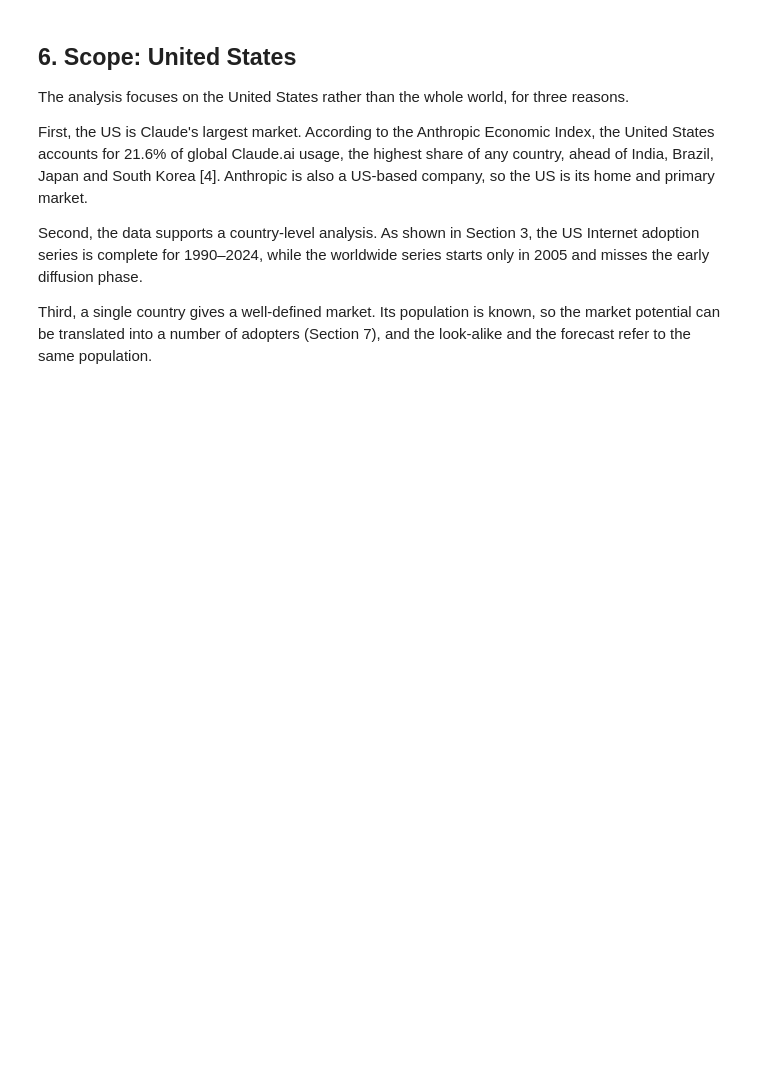
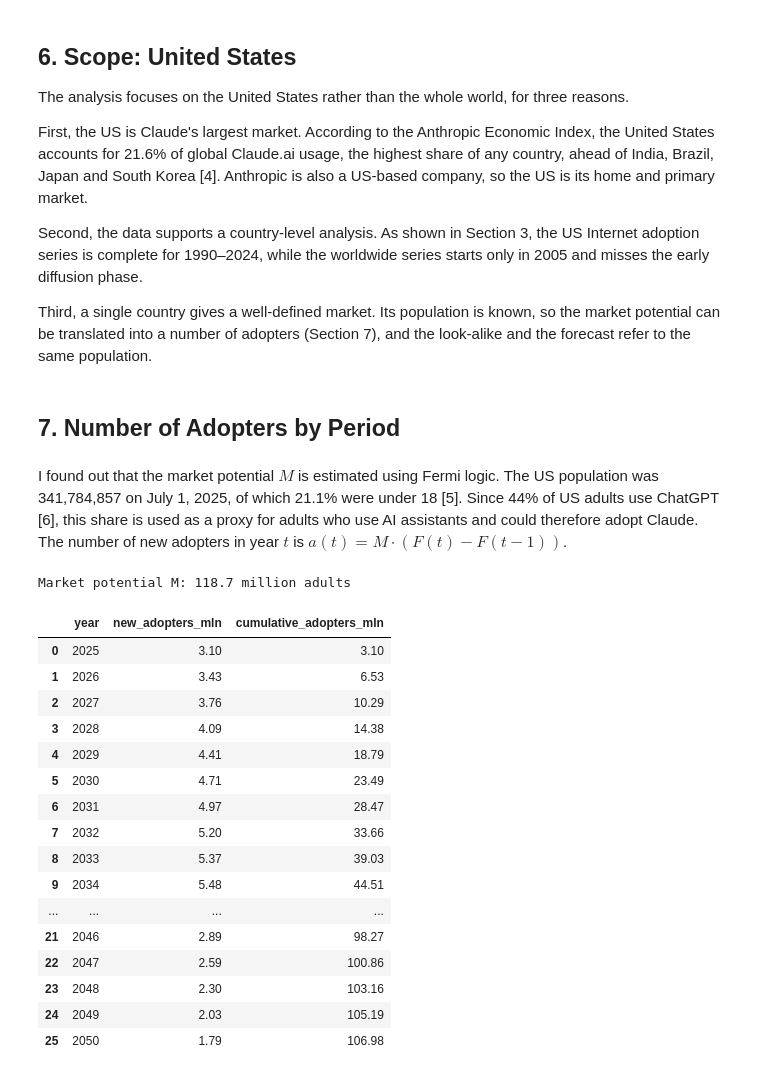
Before and after one commit to AraksyaG/bass-model-claude-sonnet-4, a Jupyter notebook: report/report.ipynb, the cells around one changed output. Saved outputs shown, nothing was run; the diff lists cells and outputs as text; code cells hidden in the pictures; blank space fills up the shorter version.

```diff
--- a/report/report.ipynb
+++ b/report/report.ipynb
@@ -332,3 +332,41 @@ series starts only in 2005 and misses the early diffusion phase.
 Third, a single country gives a well-defined market. Its population is known, so
 the market potential can be translated into a number of adopters (Section 7),
 and the look-alike and the forecast refer to the same population.
+# %% [markdown]
+## 7. Number of Adopters by Period
+# %% [markdown]
+I found out that the market potential $M$ is estimated using Fermi logic. The US population was
+341,784,857 on July 1, 2025, of which 21.1% were under 18 [5]. Since 44% of US
+adults use ChatGPT [6], this share is used as a proxy for adults who use AI
+assistants and could therefore adopt Claude. The number of new adopters in year
+$t$ is $a(t) = M \cdot (F(t) - F(t-1))$.
+# %%
+us_population = 341_784_857
+share_adults = 1 - 0.211
+share_ai_users = 0.44
+
+M_claude = us_population * share_adults * share_ai_users
+print(f"Market potential M: {M_claude / 1e6:.1f} million adults")
+
+forecast["new_adopters_mln"] = M_claude * forecast["new_adopters_pct_of_M"] / 100 / 1e6
+forecast["cumulative_adopters_mln"] = M_claude * forecast["cumulative_pct_of_M"] / 100 / 1e6
+display(forecast[["year", "new_adopters_mln", "cumulative_adopters_mln"]].round(2))
+# %% [output]
+Market potential M: 118.7 million adults
+|  | year | new_adopters_mln | cumulative_adopters_mln |
+| 0 | 2025 | 3.10 | 3.10 |
+| 1 | 2026 | 3.43 | 6.53 |
+| 2 | 2027 | 3.76 | 10.29 |
+| 3 | 2028 | 4.09 | 14.38 |
+| 4 | 2029 | 4.41 | 18.79 |
+| 5 | 2030 | 4.71 | 23.49 |
+| 6 | 2031 | 4.97 | 28.47 |
+| 7 | 2032 | 5.20 | 33.66 |
+| 8 | 2033 | 5.37 | 39.03 |
+| 9 | 2034 | 5.48 | 44.51 |
+| ... | ... | ... | ... |
+| 21 | 2046 | 2.89 | 98.27 |
+| 22 | 2047 | 2.59 | 100.86 |
+| 23 | 2048 | 2.30 | 103.16 |
+| 24 | 2049 | 2.03 | 105.19 |
+| 25 | 2050 | 1.79 | 106.98 |
```
Also changed, not shown: parts of 3 cells of this notebook.
